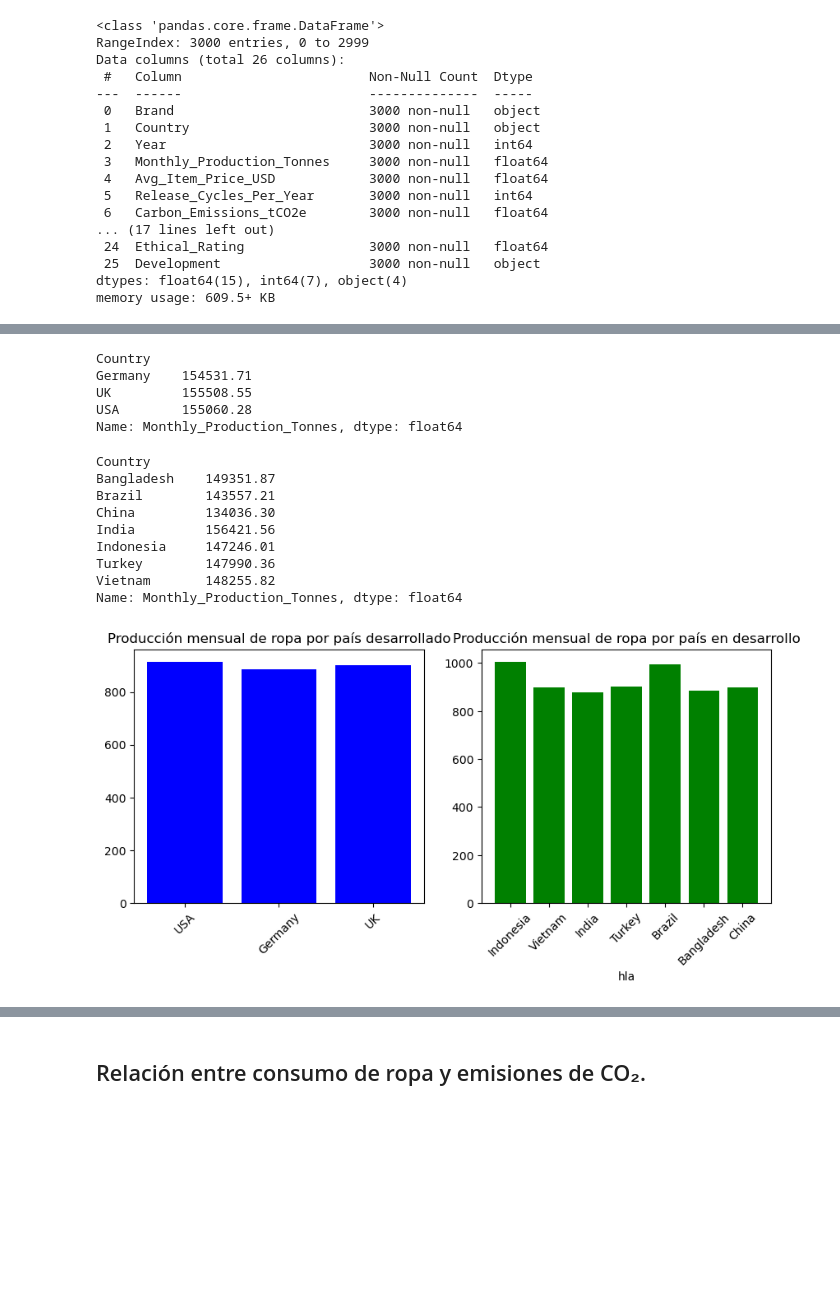
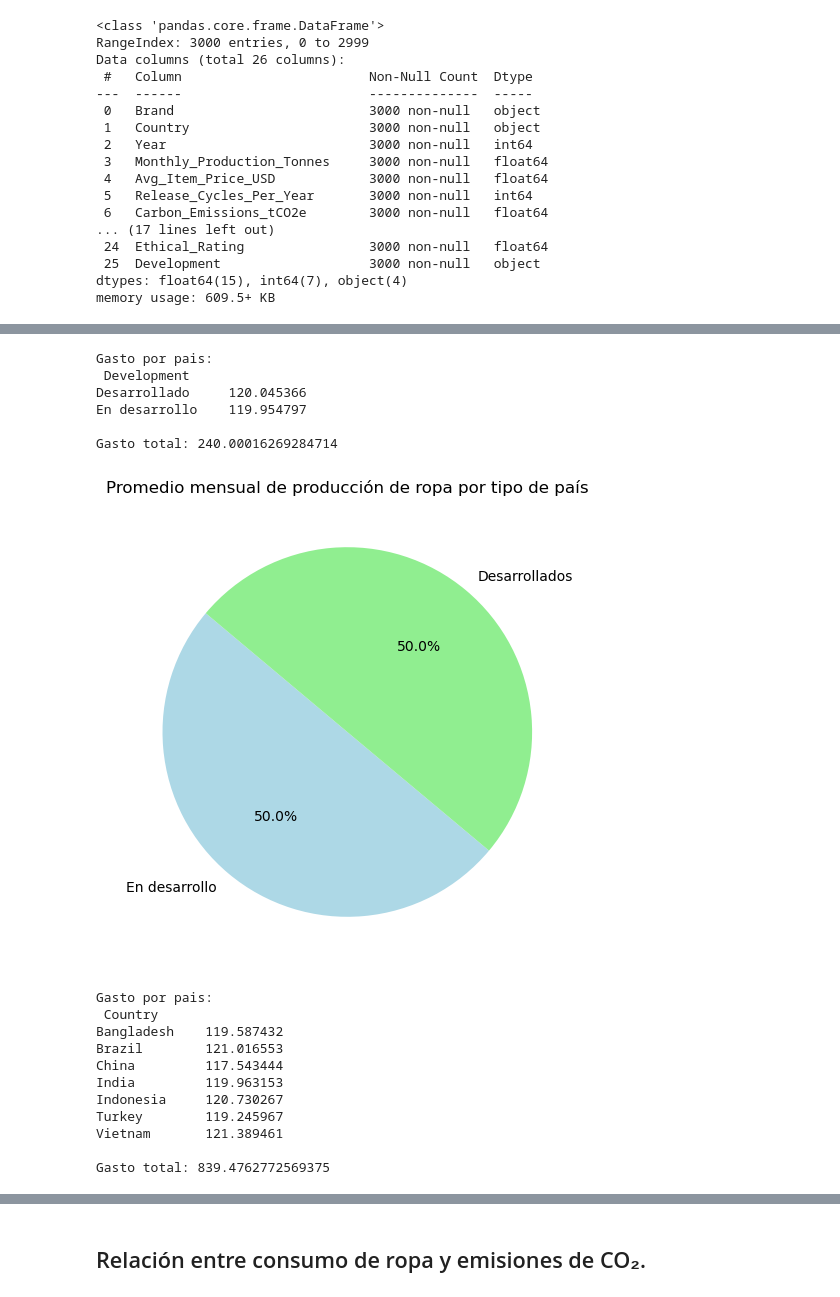
Before and after one commit to AlejandroSegura24/fast-fashion-analysis, a Jupyter notebook: notebooks/exploracion_fast_fashion.ipynb, the cells around one changed output, grey strips where cells are left out. Cells and saved outputs as stored; diff of their text form; code cells hidden in the pictures; blank space fills up the shorter version.

```diff
--- a/notebooks/exploracion_fast_fashion.ipynb
+++ b/notebooks/exploracion_fast_fashion.ipynb
@@ -215,36 +227,44 @@ Name: Monthly_Production_Tonnes, dtype: float64
 # %%
-country_development = data[data['Development']== 'Desarrollado']
-dev_grouped = country_development.groupby('Country')['Monthly_Production_Tonnes'].sum()
-dev_grouped
+dev_grouped = data.groupby('Development')['Avg_Spend_Per_Customer_USD'].mean()
+
+dev_grouped_total = dev_grouped.sum()
+
+print("Gasto por pais:\n", dev_grouped.to_string(), "\n")
+print("Gasto total:", dev_grouped_total)
 # %% [output]
-Country
-Germany    154531.71
-UK         155508.55
-USA        155060.28
-Name: Monthly_Production_Tonnes, dtype: float64
+Gasto por pais:
+ Development
+Desarrollado     120.045366
+En desarrollo    119.954797
+
+Gasto total: 240.00016269284714
+# %%
+plt.figure(figsize=(8,6))
+labels = ['En desarrollo', 'Desarrollados']
+colors = ['lightblue', 'lightgreen']
+
+plt.pie(dev_grouped, labels=labels, colors=colors, autopct='%1.1f%%', startangle=140)
+plt.title('Promedio mensual de producción de ropa por tipo de país')
+plt.show()
+# %% [output]
+[figure, added]
 # %%
 country_not_development = data[data['Development']== 'En desarrollo']
-not_dev_grouped = country_not_development.groupby('Country')['Monthly_Production_Tonnes'].sum()
-not_dev_grouped
+not_dev_grouped = country_not_development.groupby('Country')['Avg_Spend_Per_Customer_USD'].mean()
+
+not_dev_grouped_total = not_dev_grouped.sum()
+
+print("Gasto por pais:\n", not_dev_grouped.to_string(), "\n")
+print("Gasto total:", not_dev_grouped_total)
 # %% [output]
-Country
-Bangladesh    149351.87
-Brazil        143557.21
-China         134036.30
-India         156421.56
-Indonesia     147246.01
-Turkey        147990.36
-Vietnam       148255.82
-Name: Monthly_Production_Tonnes, dtype: float64
+Gasto por pais:
+ Country
+Bangladesh    119.587432
+Brazil        121.016553
+China         117.543444
+India         119.963153
+Indonesia     120.730267
+Turkey        119.245967
+Vietnam       121.389461
+
+Gasto total: 839.4762772569375
-# %%
-fig, axs = plt.subplots(1,2, figsize=(10, 4))
-
-axs[0].bar(country_development['Country'], country_development['Monthly_Production_Tonnes'], color='blue')
-axs[0].set_title('Producción mensual de ropa por país desarrollado')
-axs[0].tick_params(axis='x', rotation=45)
-
-axs[1].bar(country_not_development['Country'], country_not_development['Monthly_Production_Tonnes'], color='green')
-axs[1].set_title('Producción mensual de ropa por país en desarrollo')
-axs[1].tick_params(axis='x', rotation=45)
-# %% [output]
-[figure, removed]
```
Also changed, not shown: parts of 5 cells of this notebook.
